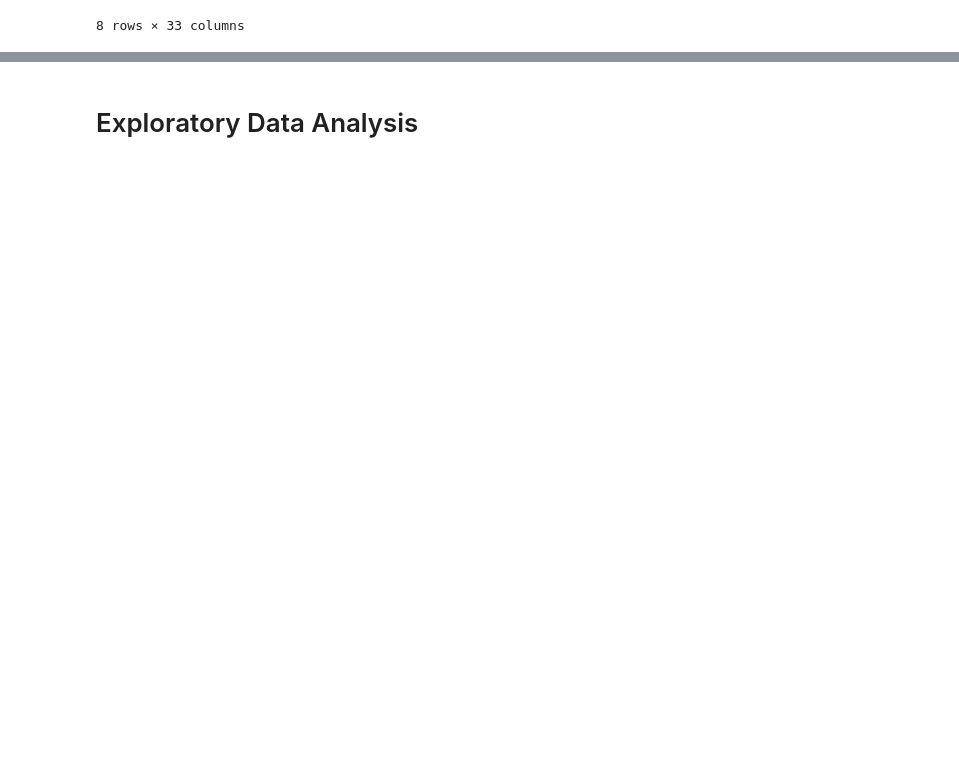
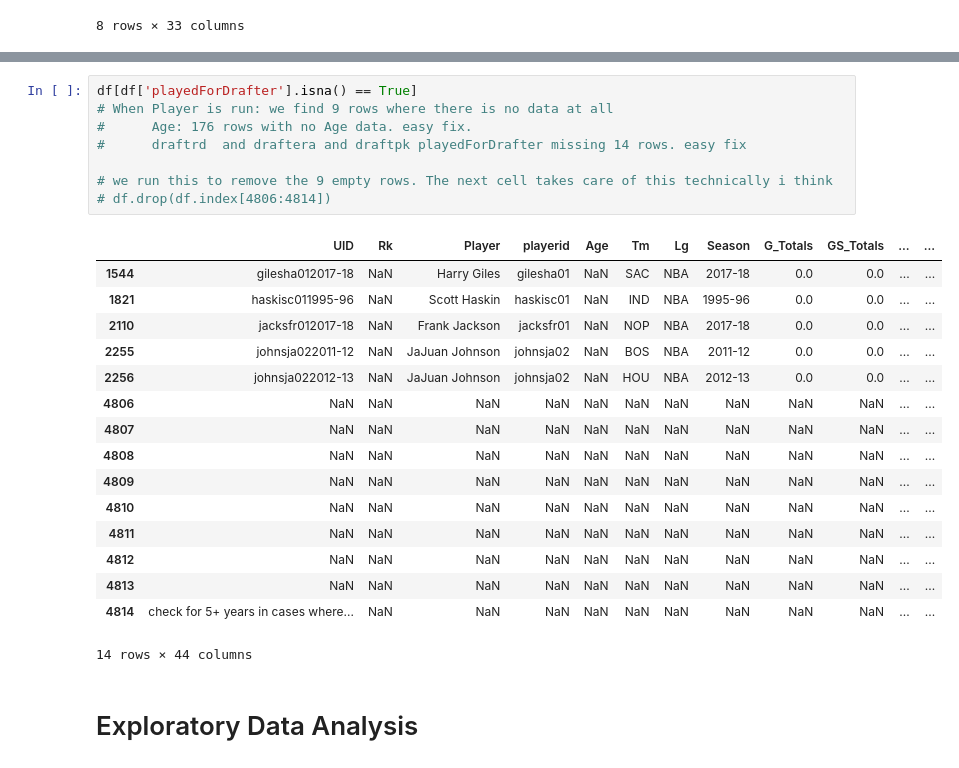
Before and after one commit to conditg/nba-youth-salary, a Jupyter notebook: eda.ipynb, the cells around one changed output, grey strips where cells are left out. Saved outputs shown, nothing was run; the diff lists cells and outputs as text; blank space fills up the shorter version.

```diff
--- a/eda.ipynb
+++ b/eda.ipynb
@@ -46,3 +66,28 @@ df.describe()
+# %%
+df[df['playedForDrafter'].isna() == True]
+# When Player is run: we find 9 rows where there is no data at all
+#      Age: 176 rows with no Age data. easy fix.
+#      draftrd  and draftera and draftpk playedForDrafter missing 14 rows. easy fix
+
+# we run this to remove the 9 empty rows. The next cell takes care of this technically i think
+# df.drop(df.index[4806:4814])
+# %% [output]
+|  | UID | Rk | Player | playerid | Age | Tm | Lg | Season | G_Totals | GS_Totals | ... | ... |
+| 1544 | gilesha012017-18 | NaN | Harry Giles | gilesha01 | NaN | SAC | NBA | 2017-18 | 0.0 | 0.0 | ... | ... |
+| 1821 | haskisc011995-96 | NaN | Scott Haskin | haskisc01 | NaN | IND | NBA | 1995-96 | 0.0 | 0.0 | ... | ... |
+| 2110 | jacksfr012017-18 | NaN | Frank Jackson | jacksfr01 | NaN | NOP | NBA | 2017-18 | 0.0 | 0.0 | ... | ... |
+| 2255 | johnsja022011-12 | NaN | JaJuan Johnson | johnsja02 | NaN | BOS | NBA | 2011-12 | 0.0 | 0.0 | ... | ... |
+| 2256 | johnsja022012-13 | NaN | JaJuan Johnson | johnsja02 | NaN | HOU | NBA | 2012-13 | 0.0 | 0.0 | ... | ... |
+| 4806 | NaN | NaN | NaN | NaN | NaN | NaN | NaN | NaN | NaN | NaN | ... | ... |
+| 4807 | NaN | NaN | NaN | NaN | NaN | NaN | NaN | NaN | NaN | NaN | ... | ... |
+| 4808 | NaN | NaN | NaN | NaN | NaN | NaN | NaN | NaN | NaN | NaN | ... | ... |
+| 4809 | NaN | NaN | NaN | NaN | NaN | NaN | NaN | NaN | NaN | NaN | ... | ... |
+| 4810 | NaN | NaN | NaN | NaN | NaN | NaN | NaN | NaN | NaN | NaN | ... | ... |
+| 4811 | NaN | NaN | NaN | NaN | NaN | NaN | NaN | NaN | NaN | NaN | ... | ... |
+| 4812 | NaN | NaN | NaN | NaN | NaN | NaN | NaN | NaN | NaN | NaN | ... | ... |
+| 4813 | NaN | NaN | NaN | NaN | NaN | NaN | NaN | NaN | NaN | NaN | ... | ... |
+| 4814 | check for 5+ years in cases where... | NaN | NaN | NaN | NaN | NaN | NaN | NaN | NaN | NaN | ... | ... |
+14 rows × 44 columns
 # %% [markdown]
 # Exploratory Data Analysis
 # %%
```
Also changed, not shown: parts of 8 cells of this notebook.
